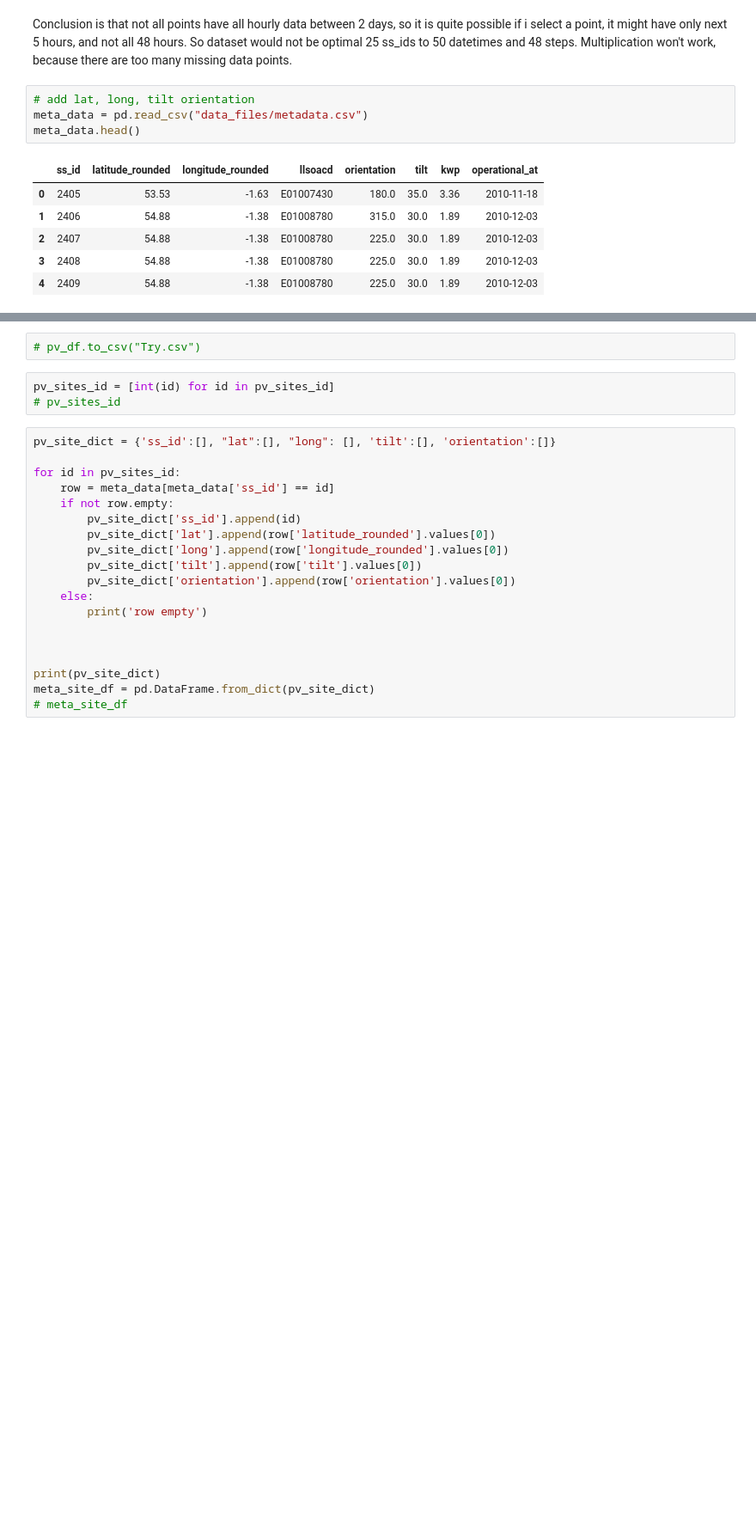
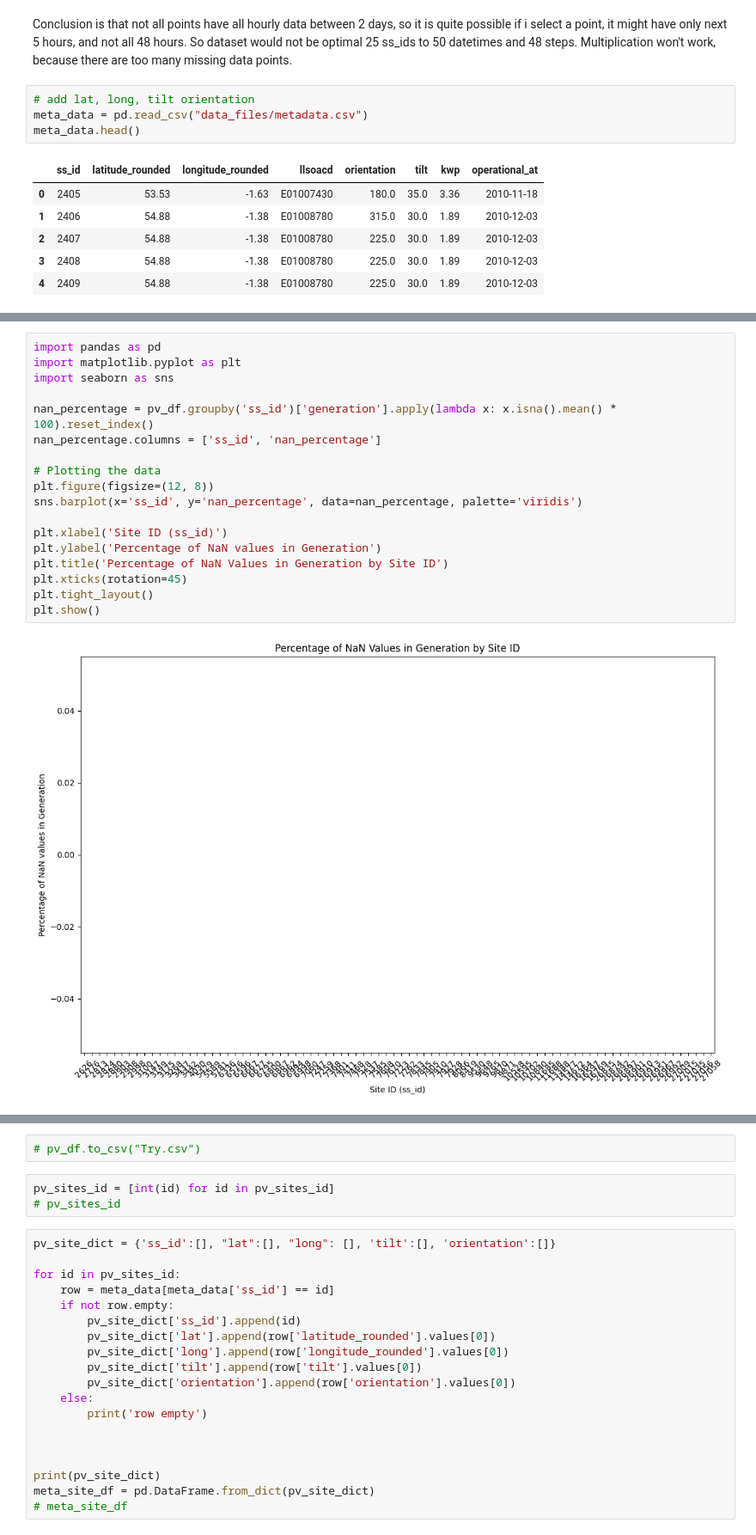
Before and after one commit to roshnaeem/gsoc-data, a Jupyter notebook: tft_data.ipynb, the cells around one changed output, grey strips where cells are left out. Shown at 86% size. Cells and saved outputs as stored; diff of their text form; blank space fills up the shorter version.

```diff
--- a/tft_data.ipynb
+++ b/tft_data.ipynb
@@ -176,0 +263,20 @@ pv_df.head()
+# %%
+import pandas as pd
+import matplotlib.pyplot as plt
+import seaborn as sns
+
+nan_percentage = pv_df.groupby('ss_id')['generation'].apply(lambda x: x.isna().mean() * 100).reset_index()
+nan_percentage.columns = ['ss_id', 'nan_percentage']
+
+# Plotting the data
+plt.figure(figsize=(12, 8))
+sns.barplot(x='ss_id', y='nan_percentage', data=nan_percentage, palette='viridis')
+
+plt.xlabel('Site ID (ss_id)')
+plt.ylabel('Percentage of NaN values in Generation')
+plt.title('Percentage of NaN Values in Generation by Site ID')
+plt.xticks(rotation=45)
+plt.tight_layout()
+plt.show()
+# %% [output]
+[figure, added]
```
Also changed, not shown: parts of 22 cells of this notebook, 2 other files.
